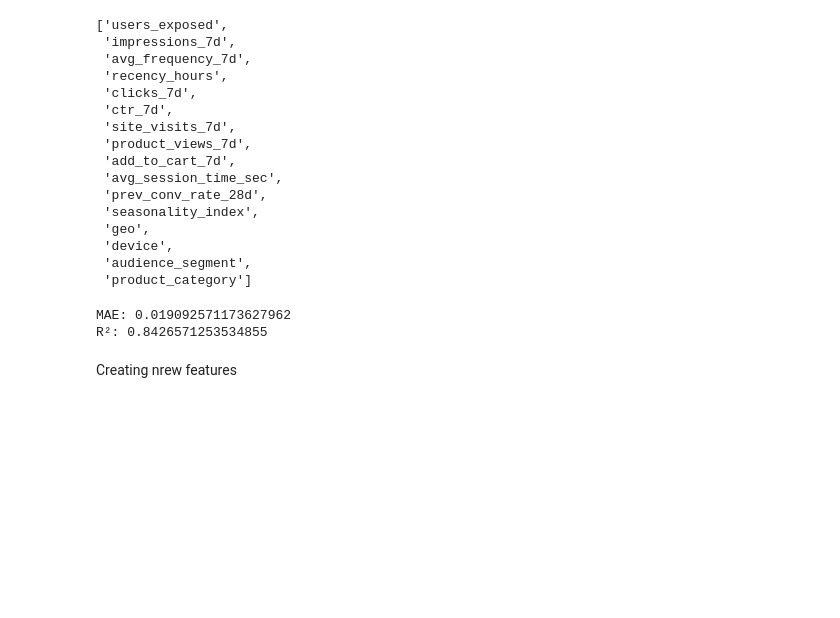
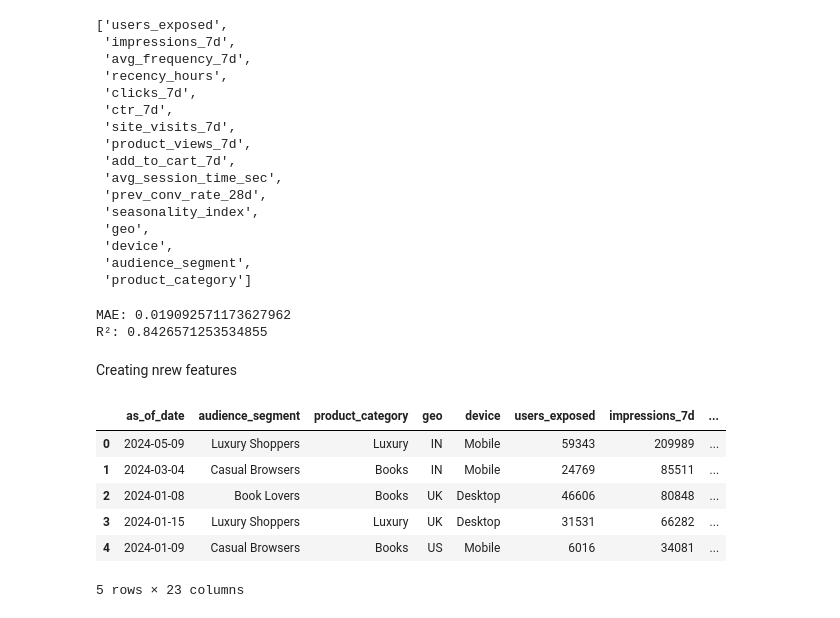
Before and after one commit to bharathkrishna711-lab/audience-conversion-propensity, a Jupyter notebook: notebooks/02_feature_engineering.ipynb, the cells around one changed output. Drawn from its saved outputs; the diff is of its cells as text; code cells hidden in the pictures; blank space fills up the shorter version.

```diff
--- a/notebooks/02_feature_engineering.ipynb
+++ b/notebooks/02_feature_engineering.ipynb
@@ -173,3 +174,19 @@ Creating nrew features
 #Normalized engagement
 df["clicks_per_user"] = df["clicks_7d"] / (df["users_exposed"] + 1)
 df["add_to_cart_rate"] = df["add_to_cart_7d"] / (df["users_exposed"] + 1)
+# %%
+#Exposure pressure
+df["frequency_recency_ratio"] = df["avg_frequency_7d"] / (df["recency_hours"] + 1)
+# %%
+#Seasonality interaction
+df["seasonal_engagement"] = df["add_to_cart_rate"] * df["seasonality_index"]
+# %%
+df.head()
+# %% [output]
+|  | as_of_date | audience_segment | product_category | geo | device | users_exposed | impressions_7d | ... |
+| 0 | 2024-05-09 | Luxury Shoppers | Luxury | IN | Mobile | 59343 | 209989 | ... |
+| 1 | 2024-03-04 | Casual Browsers | Books | IN | Mobile | 24769 | 85511 | ... |
+| 2 | 2024-01-08 | Book Lovers | Books | UK | Desktop | 46606 | 80848 | ... |
+| 3 | 2024-01-15 | Luxury Shoppers | Luxury | UK | Desktop | 31531 | 66282 | ... |
+| 4 | 2024-01-09 | Casual Browsers | Books | US | Mobile | 6016 | 34081 | ... |
+5 rows × 23 columns
```
Also changed, not shown: parts of 8 cells of this notebook.
